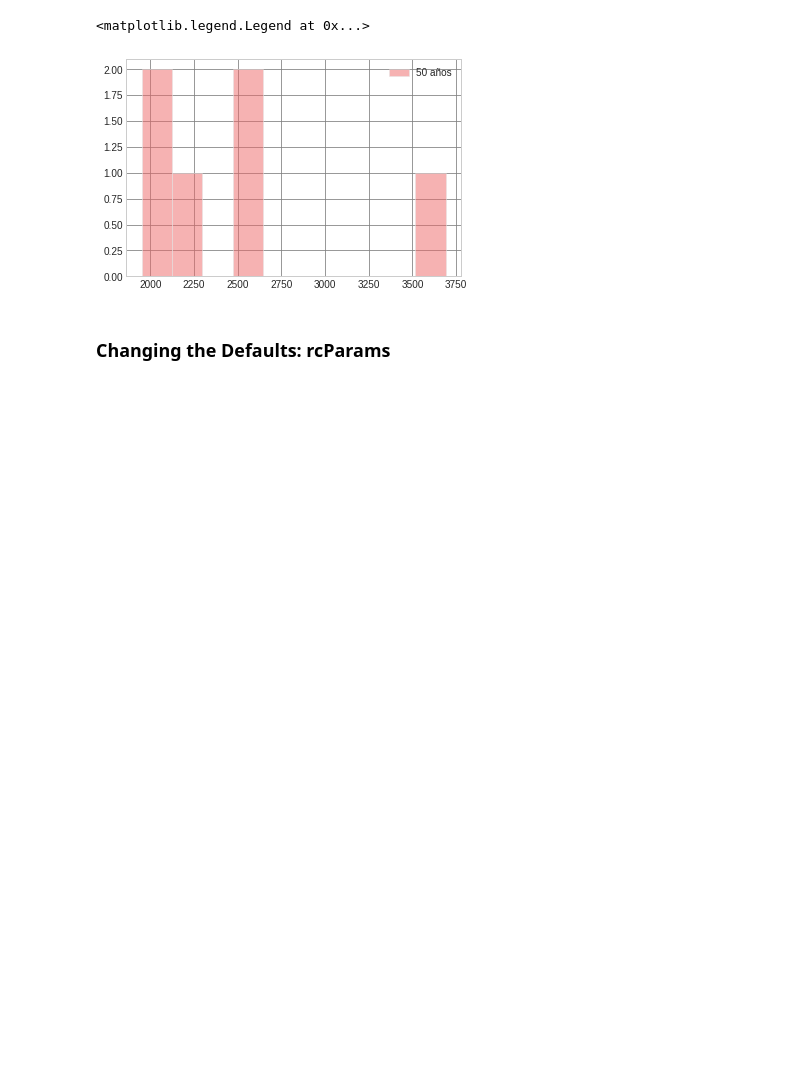
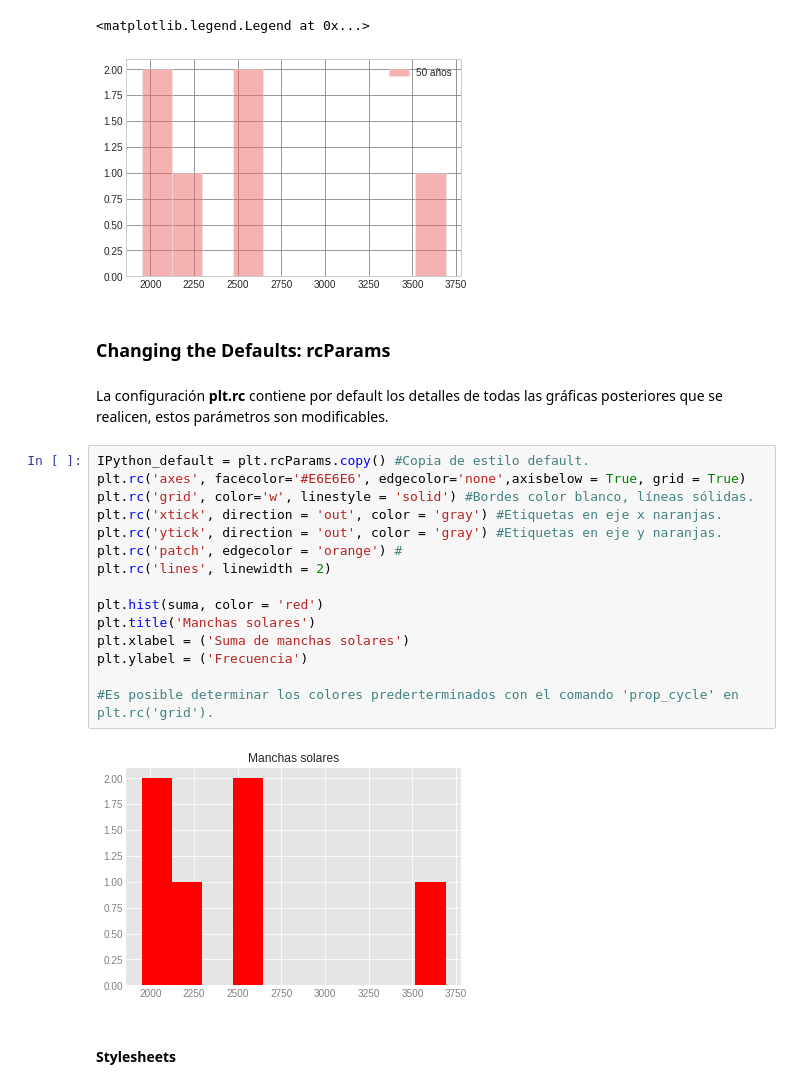
Before and after one commit to DCIDA2019/da2019-MIMIMUSTAINE, a Jupyter notebook: Semana3/Tarea/Tarea.ipynb, the cells around one changed output. Saved outputs shown, nothing was run; the diff lists cells and outputs as text; blank space fills up the shorter version.

```diff
--- a/Semana3/Tarea/Tarea.ipynb
+++ b/Semana3/Tarea/Tarea.ipynb
@@ -627,3 +629,24 @@ ax.legend()
 [figure]
 # %% [markdown]
 ### <strong>Changing the Defaults: rcParams</strong>
+# %% [markdown]
+La configuración <strong>plt.rc</strong> contiene por default los detalles de todas las gráficas posteriores que se realicen, estos parámetros son modificables.
+# %%
+IPython_default = plt.rcParams.copy() #Copia de estilo default.
+plt.rc('axes', facecolor='#E6E6E6', edgecolor='none',axisbelow = True, grid = True)
+plt.rc('grid', color='w', linestyle = 'solid') #Bordes color blanco, líneas sólidas.
+plt.rc('xtick', direction = 'out', color = 'gray') #Etiquetas en eje x naranjas.
+plt.rc('ytick', direction = 'out', color = 'gray') #Etiquetas en eje y naranjas.
+plt.rc('patch', edgecolor = 'orange') #
+plt.rc('lines', linewidth = 2)
+
+plt.hist(suma, color = 'red')
+plt.title('Manchas solares')
+plt.xlabel = ('Suma de manchas solares')
+plt.ylabel = ('Frecuencia')
+
+#Es posible determinar los colores prederterminados con el comando 'prop_cycle' en plt.rc('grid').
+# %% [output]
+[figure, added]
+# %% [markdown]
+#### <strong>Stylesheets</strong>
```
Also changed, not shown: parts of 38 cells of this notebook.
